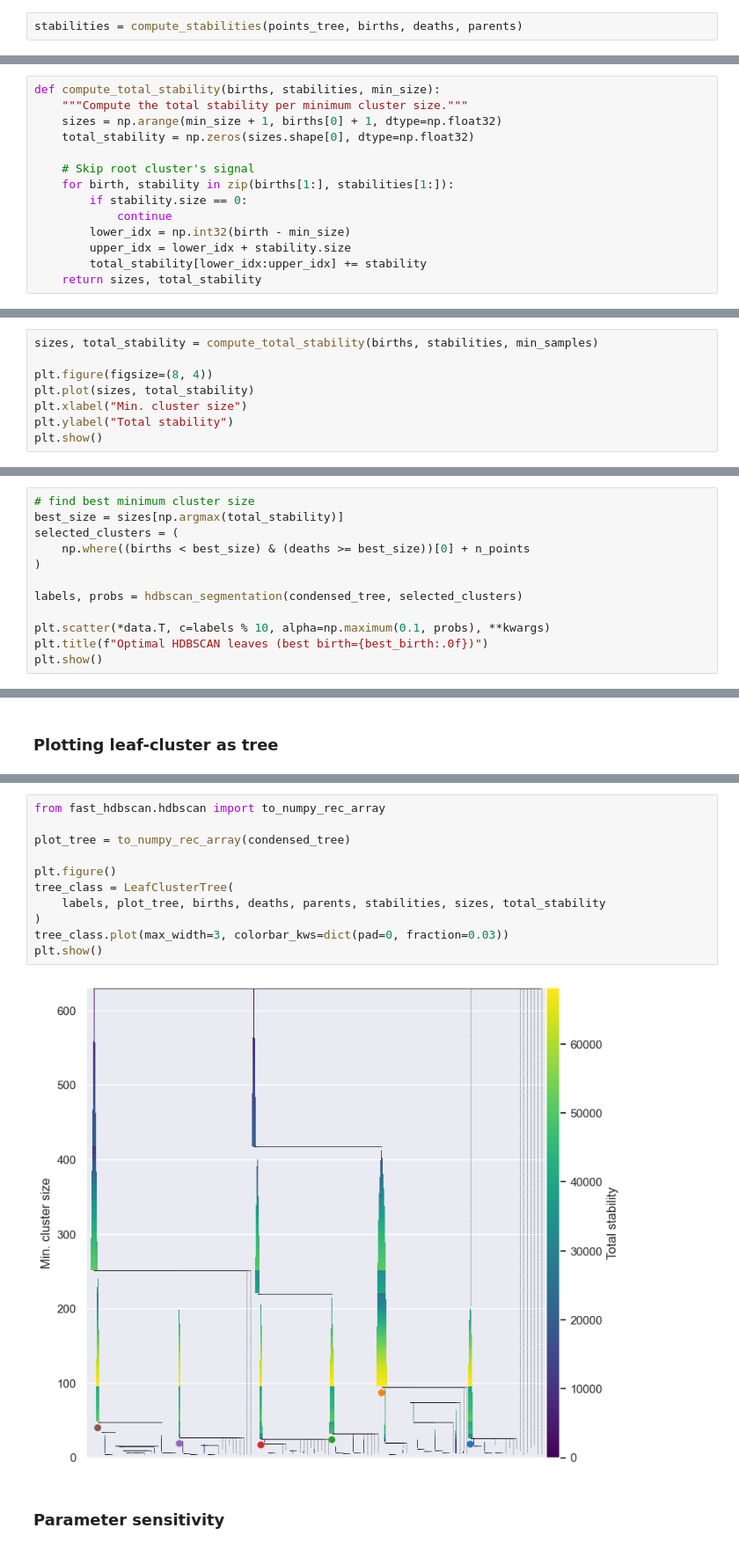
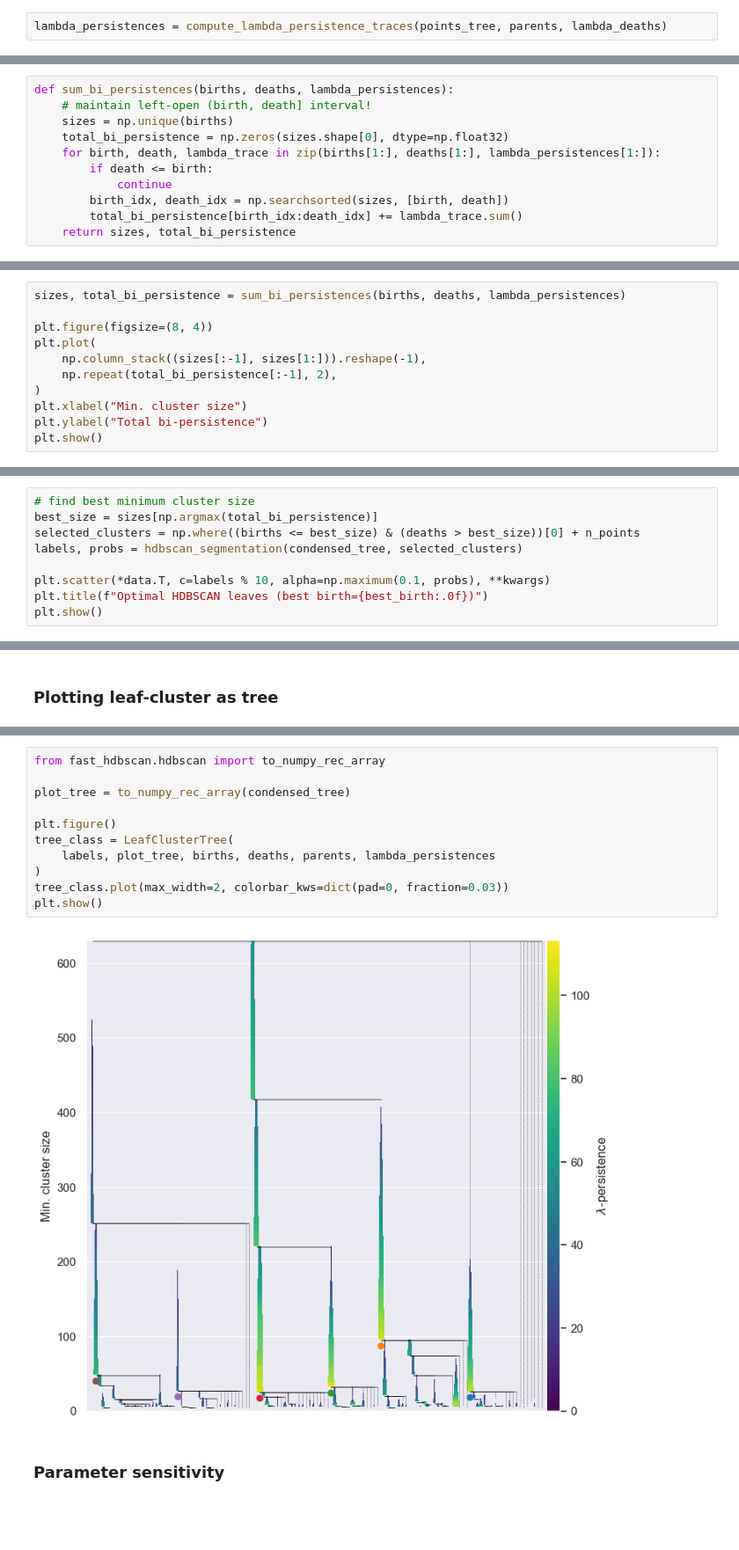
Before and after one commit to JelmerBot/fast_hdbscan, a Jupyter notebook: doc/layer_clustering.ipynb, the cells around one changed output, grey strips where cells are left out. Shown at 88% size. Saved outputs shown, nothing was run; the diff lists cells and outputs as text; blank space fills up the shorter version.

Commit message:
(bi-)persistence instead of size/stability

```diff
--- a/doc/layer_clustering.ipynb
+++ b/doc/layer_clustering.ipynb
@@ -444,2 +387,2 @@ def compute_stabilities_w_sample_weights(points_tree, births, deaths, parents):
 # %%
-stabilities = compute_stabilities(points_tree, births, deaths, parents)
+lambda_persistences = compute_lambda_persistence_traces(points_tree, parents, lambda_deaths)
@@ -487,14 +428,11 @@ so the maxima can be used as `min_cluster_size` parameter values.
 # %%
-def compute_total_stability(births, stabilities, min_size):
-    """Compute the total stability per minimum cluster size."""
-    sizes = np.arange(min_size + 1, births[0] + 1, dtype=np.float32)
-    total_stability = np.zeros(sizes.shape[0], dtype=np.float32)
-
-    # Skip root cluster's signal
-    for birth, stability in zip(births[1:], stabilities[1:]):
-        if stability.size == 0:
+def sum_bi_persistences(births, deaths, lambda_persistences):
+    # maintain left-open (birth, death] interval!
+    sizes = np.unique(births)
+    total_bi_persistence = np.zeros(sizes.shape[0], dtype=np.float32)
+    for birth, death, lambda_trace in zip(births[1:], deaths[1:], lambda_persistences[1:]):
+        if death <= birth:
             continue
-        lower_idx = np.int32(birth - min_size)
-        upper_idx = lower_idx + stability.size
-        total_stability[lower_idx:upper_idx] += stability
-    return sizes, total_stability
+        birth_idx, death_idx = np.searchsorted(sizes, [birth, death])
+        total_bi_persistence[birth_idx:death_idx] += lambda_trace.sum()
+    return sizes, total_bi_persistence
@@ -539,9 +453,12 @@ vertical lines through the barcode:
 # %%
-sizes, total_stability = compute_total_stability(births, stabilities, min_samples)
+sizes, total_bi_persistence = sum_bi_persistences(births, deaths, lambda_persistences)
 
 plt.figure(figsize=(8, 4))
-plt.plot(sizes, total_stability)
+plt.plot(
+    np.column_stack((sizes[:-1], sizes[1:])).reshape(-1),
+    np.repeat(total_bi_persistence[:-1], 2),
+)
 plt.xlabel("Min. cluster size")
-plt.ylabel("Total stability")
+plt.ylabel("Total bi-persistence")
 plt.show()
 # %% [output]
@@ -555,10 +471,7 @@ that provide more accurate membership probabilities.
 # %%
 # find best minimum cluster size
-best_size = sizes[np.argmax(total_stability)]
-selected_clusters = (
-    np.where((births < best_size) & (deaths >= best_size))[0] + n_points
-)
-
+best_size = sizes[np.argmax(total_bi_persistence)]
+selected_clusters = np.where((births <= best_size) & (deaths > best_size))[0] + n_points
 labels, probs = hdbscan_segmentation(condensed_tree, selected_clusters)
 
 plt.scatter(*data.T, c=labels % 10, alpha=np.maximum(0.1, probs), **kwargs)
@@ -808,16 +707,16 @@ class LeafClusterTree:
 # %%
 from fast_hdbscan.hdbscan import to_numpy_rec_array
 
 plot_tree = to_numpy_rec_array(condensed_tree)
 
 plt.figure()
 tree_class = LeafClusterTree(
-    labels, plot_tree, births, deaths, parents, stabilities, sizes, total_stability
+    labels, plot_tree, births, deaths, parents, lambda_persistences
 )
-tree_class.plot(max_width=3, colorbar_kws=dict(pad=0, fraction=0.03))
+tree_class.plot(max_width=2, colorbar_kws=dict(pad=0, fraction=0.03))
 plt.show()
 # %% [output]
-[figure, old version]
+[figure, new version]
 # %% [markdown]
 ### Parameter sensitivity
 # %% [markdown]
```
Also changed, not shown: parts of 38 cells of this notebook.
